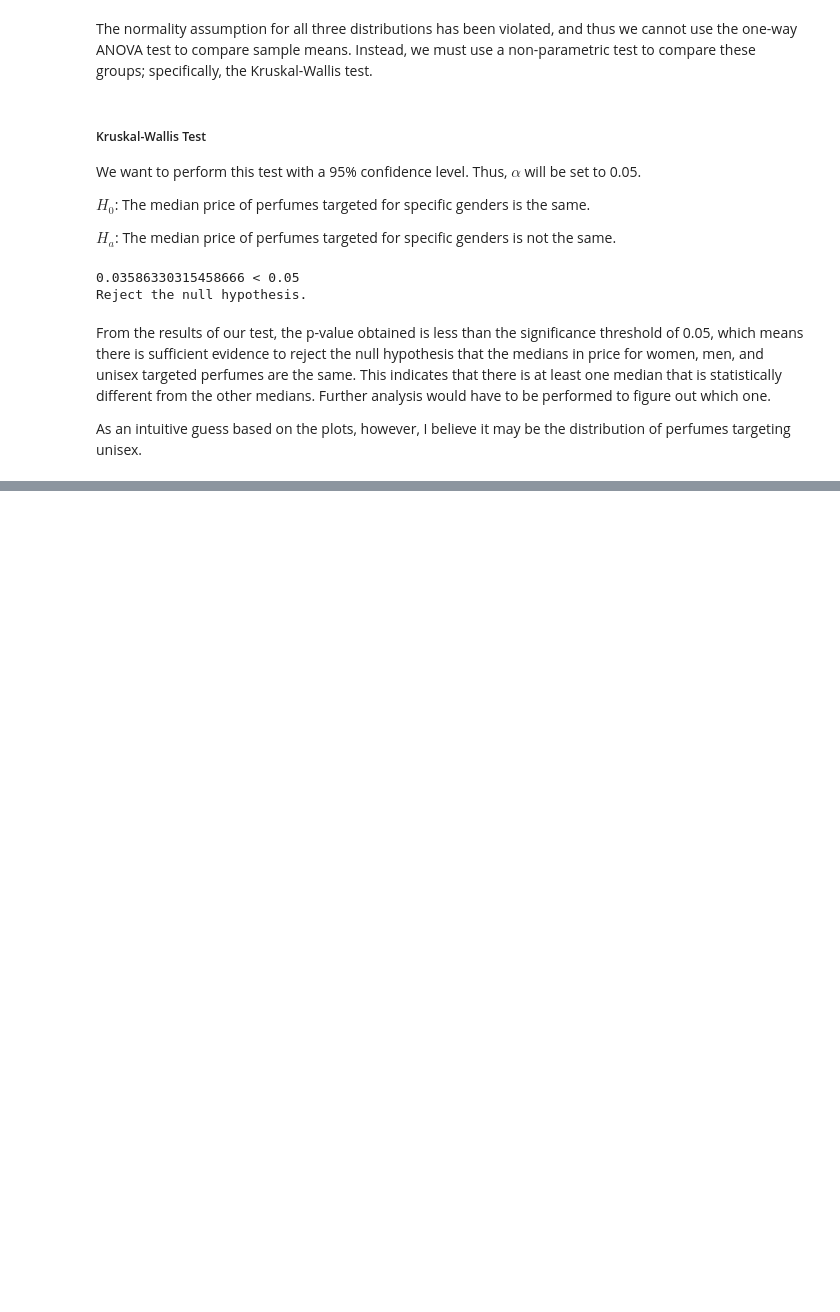
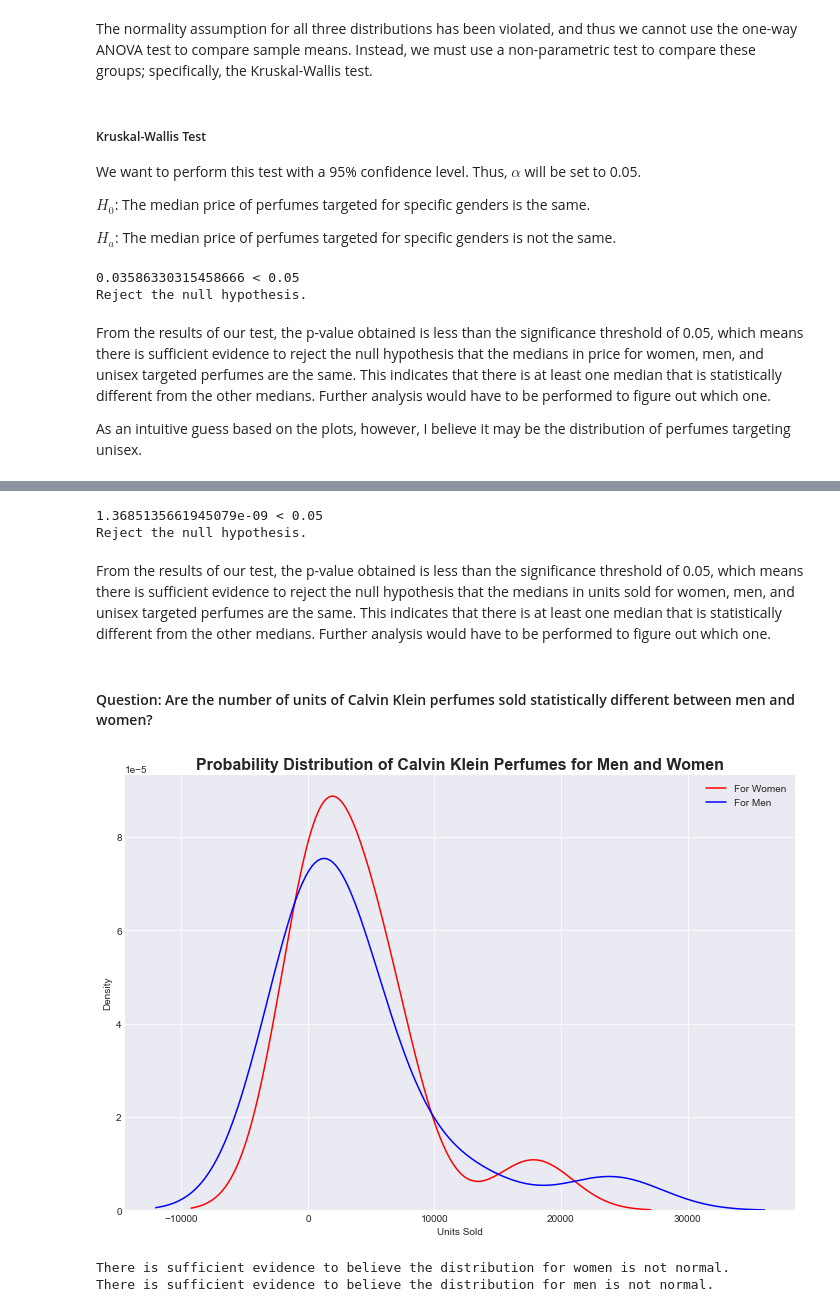
Before and after one commit to TrinityGahagen2K/ebay-perfume-analysis, a Jupyter notebook: ebay_perfume_analysis.ipynb, the cells around one changed output, grey strips where cells are left out. Cells and saved outputs as stored; diff of their text form; code cells hidden in the pictures; blank space fills up the shorter version.

```diff
--- a/ebay_perfume_analysis.ipynb
+++ b/ebay_perfume_analysis.ipynb
@@ -904,0 +947,41 @@ As an intuitive guess based on the plots, however, I believe it may be the distr
+# %%
+stat, p_val = stats.kruskal(sold_groups[0], sold_groups[1], sold_groups[2])
+
+if p_val < alpha:
+    print(f"{p_val} < {alpha}")
+    print("Reject the null hypothesis.")
+else:
+    print(f"{p_val} > {alpha}")
+    print("Fail to reject the null hypothesis.")
+# %% [output]
+1.3685135661945079e-09 < 0.05
+Reject the null hypothesis.
+# %% [markdown]
+From the results of our test, the p-value obtained is less than the significance threshold of 0.05, which means there is sufficient evidence to reject the null hypothesis that the medians in units sold for women, men, and unisex targeted perfumes are the same. This indicates that there is at least one median that is statistically different from the other medians. Further analysis would have to be performed to figure out which one.
+# %% [markdown]
+#### Question: Are the number of units of Calvin Klein perfumes sold statistically different between men and women?
+# %%
+CALVIN_KLEIN = perfumes_clean['brand'] == 'Calvin Klein'
+
+womens_ck = perfumes_clean.loc[WOMEN_MASK & CALVIN_KLEIN & SOLD_LISTED, 'sold']
+mens_ck = perfumes_clean.loc[MEN_MASK & CALVIN_KLEIN & SOLD_LISTED, 'sold']
+
+fig, ax = plt.subplots(figsize=(12, 8))
+sns.kdeplot(womens_ck, ax=ax, color='red', label='For Women')
+sns.kdeplot(mens_ck, ax=ax, color='blue', label='For Men')
+ax.set_title('Probability Distribution of Calvin Klein Perfumes for Men and Women')
+ax.set_xlabel('Units Sold')
+ax.legend();
+# %% [output]
+[figure, added]
+# %%
+for label, dist in [("women", womens_ck),
+                    ("men", mens_ck)]:
+    _, p_val = stats.shapiro(dist)
+    if p_val < 0.05:
+        print(f"There is sufficient evidence to believe the distribution for {label} is not normal.")
+    else:
+        print("The distribution is normal.")
+# %% [output]
+There is sufficient evidence to believe the distribution for women is not normal.
+There is sufficient evidence to believe the distribution for men is not normal.
```
Also changed, not shown: parts of 23 cells of this notebook.
